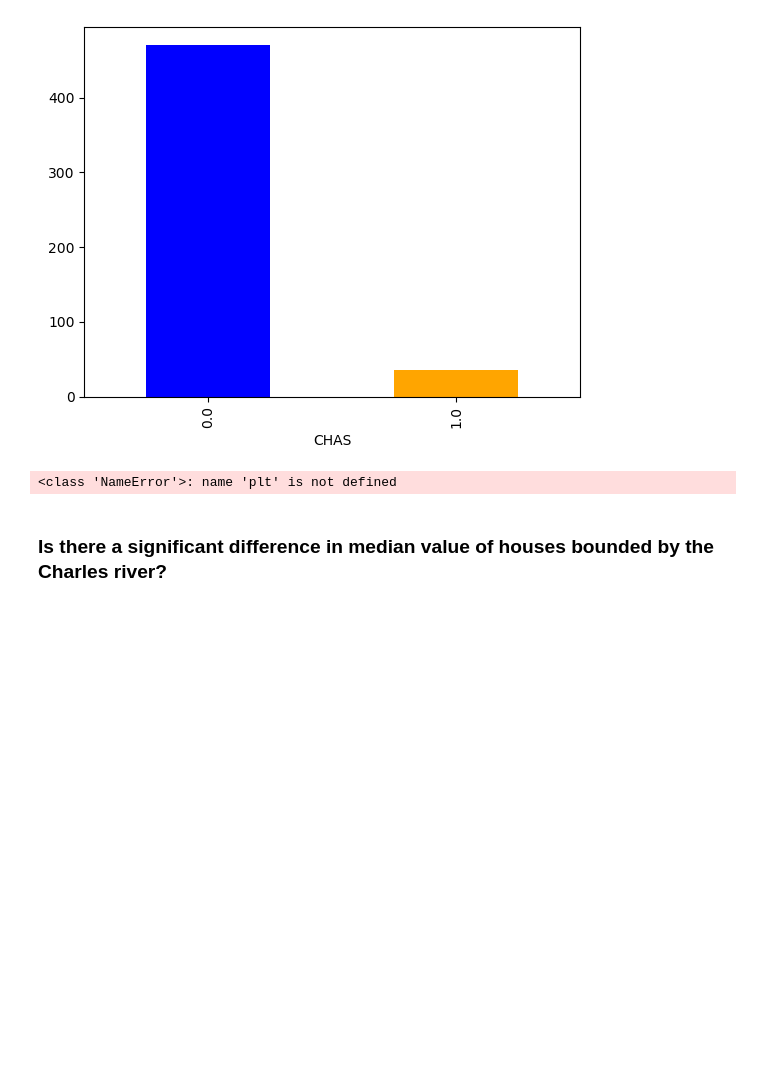
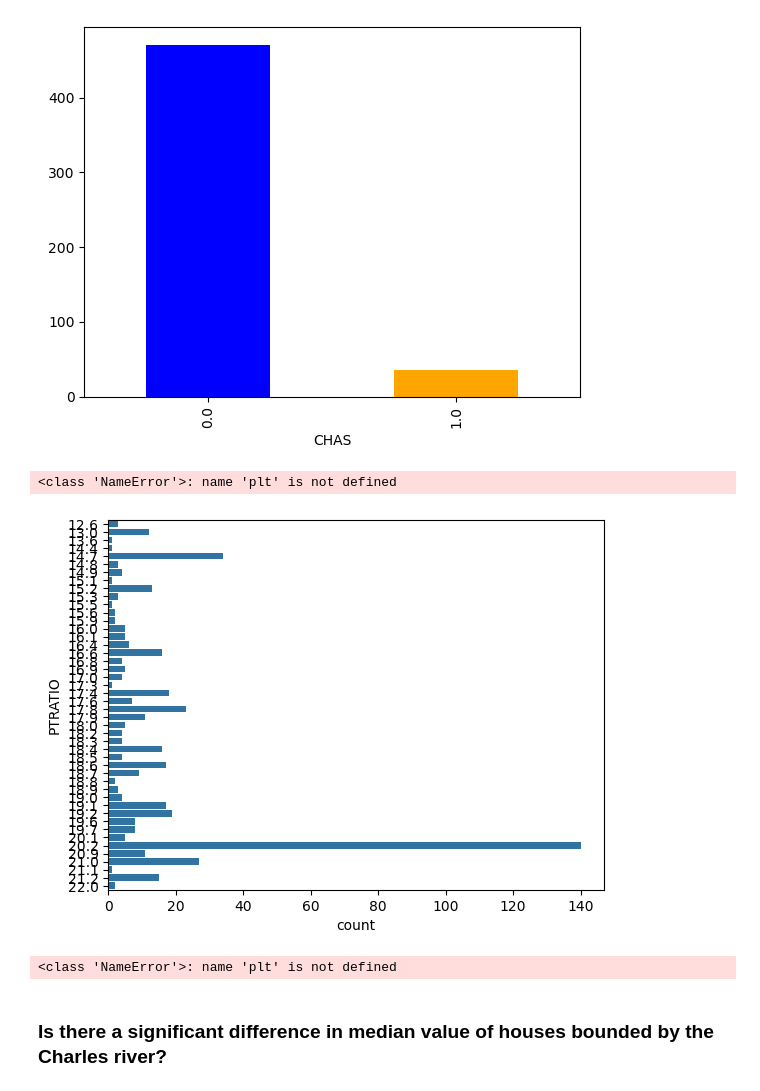
Before and after one commit to amoral1/Boston-Housing-Data, a Jupyter notebook: Boston_Data_forpeers.jupyterlite.ipynb, the cells around one changed output. Drawn from its saved outputs; the diff is of its cells as text; code cells hidden in the pictures; blank space fills up the shorter version.

```diff
--- a/Boston_Data_forpeers.jupyterlite.ipynb
+++ b/Boston_Data_forpeers.jupyterlite.ipynb
@@ -57,6 +57,13 @@ plt.show()
 # %% [output]
 [figure]
 <class 'NameError'>: name 'plt' is not defined
+# %%
+# Create a Histogram pupil-teacher ratio by town using seaborn
+sns.countplot(y='PTRATIO', data=boston_df)
+plt.show
+# %% [output]
+[figure, added]
+<class 'NameError'>: name 'plt' is not defined
 # %% [markdown]
 ### Is there a significant difference in median value of houses bounded by the Charles river?
 # %% [markdown]
```
